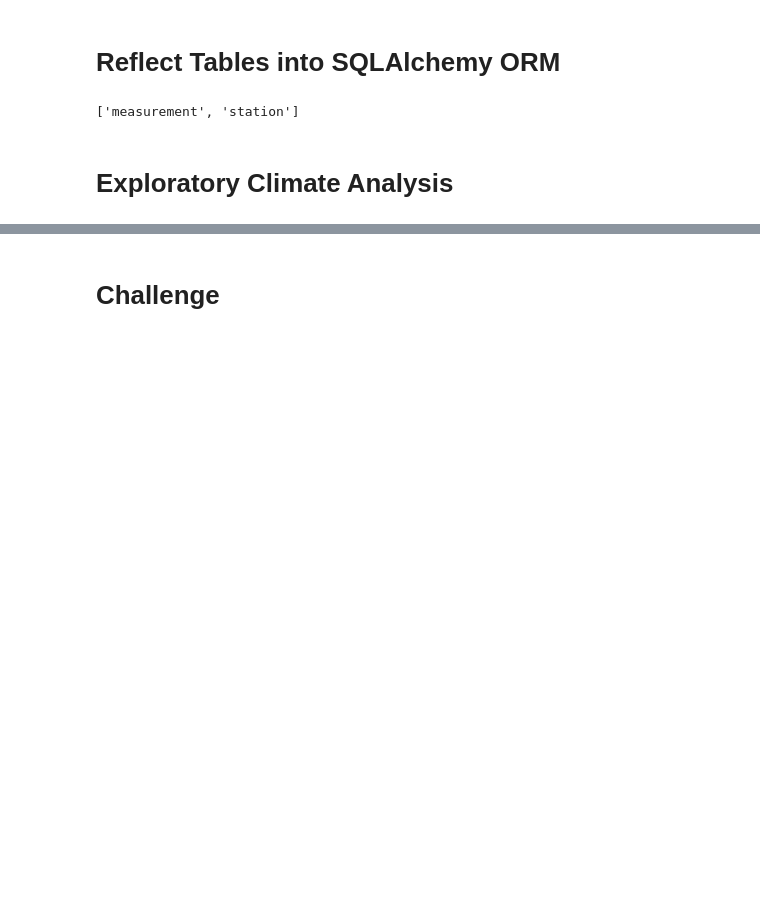
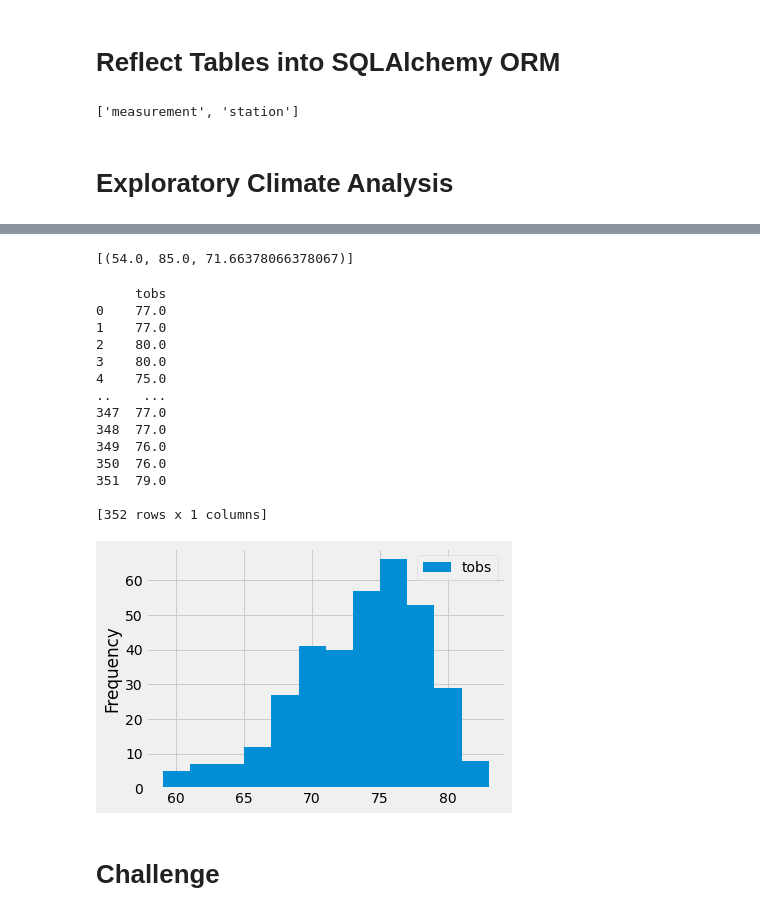
Before and after one commit to Ha-Duong-88/surfs_up, a Jupyter notebook: climate_analysis.ipynb, the cells around one changed output, grey strips where cells are left out. Cells and saved outputs as stored; diff of their text form; code cells hidden in the pictures; blank space fills up the shorter version.

```diff
--- a/climate_analysis.ipynb
+++ b/climate_analysis.ipynb
@@ -106,3 +207,63 @@ session = Session(engine)
+# %%
+## 9.3.3. - Find low, high, and average temperatures
+## session.query() --> to start query
+## Next, we will calculate the minimum, maximum, and average temperatures with the following functions: func.min,
+## func.max, and func.avg
+## ssession.query(func.min(Measurement.tobs), func.max(Measurement.tobs), func.avg(Measurement.tobs))
+## Next, filter out everything but the station interested in
+## Add .all() function to return results to end of code:  session.query(func.min(Measurement.tobs), func.max(Measurement.tobs), func.avg(Measurement.tobs)).\
+filter(Measurement.station == 'USC00519281')
+
+# Using the station id from the previous query, calculate the lowest temperature recorded,
+# highest temperature recorded, and average temperature most active station?
+session.query(func.min(Measurement.tobs), func.max(Measurement.tobs), func.avg(Measurement.tobs)).\
+filter(Measurement.station == 'USC00519281').all()
+
+## most active station is USC00519281
+# %% [output]
+[(54.0, 85.0, 71.66378066378067)]
+# %%
+## 9.3.4 - Plot the highest number of observations
+## Create a query for the temperature observations
+## Next filter out all the stations except the most active station
+## Apply another filter to consider only the most recent year
+## Then add .all() function to save results to a llist
+
+# Choose the station with the highest number of temperature observations.
+# Query the last 12 months of temperature observation data for this station and plot the results as a histogram
+results = session.query(Measurement.tobs).\
+filter(Measurement.station == 'USC00519281').\
+filter(Measurement.date >= prev_year).all()
+#print(results)
+
+## Convert results to a DataFrame before plotting to make it easier to read, understand, and use
+df = pd.DataFrame(results, columns=['tobs'])
+print(df)
+
+## To create the histogram, we need to use the plot() function and the hist() function and add the number of bins
+## as a parameter.
+## Using plt.tight_layout(), we can compress the x-axis labels so that they fit into the box holding our plot.
+## Plot the results
+df.plot.hist(bins=12)
+plt.tight_layout()
+
+## "Bin" refers to each rectangular column in the plot, as shown below.
+# %% [output]
+     tobs
+0    77.0
+1    77.0
+2    80.0
+3    80.0
+4    75.0
+..    ...
+347  77.0
+348  77.0
+349  76.0
+350  76.0
+351  79.0
+
+[352 rows x 1 columns]
+[figure, added]
 # %%
 # Write a function called `calc_temps` that will accept start date and end date in the format '%Y-%m-%d'
 # and return the minimum, average, and maximum temperatures for that range of dates
```
Also changed, not shown: parts of 12 cells of this notebook.
